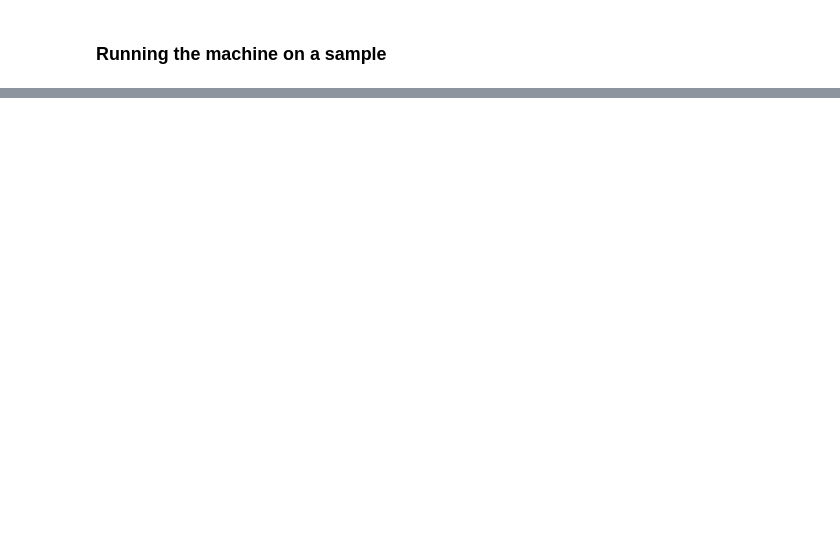
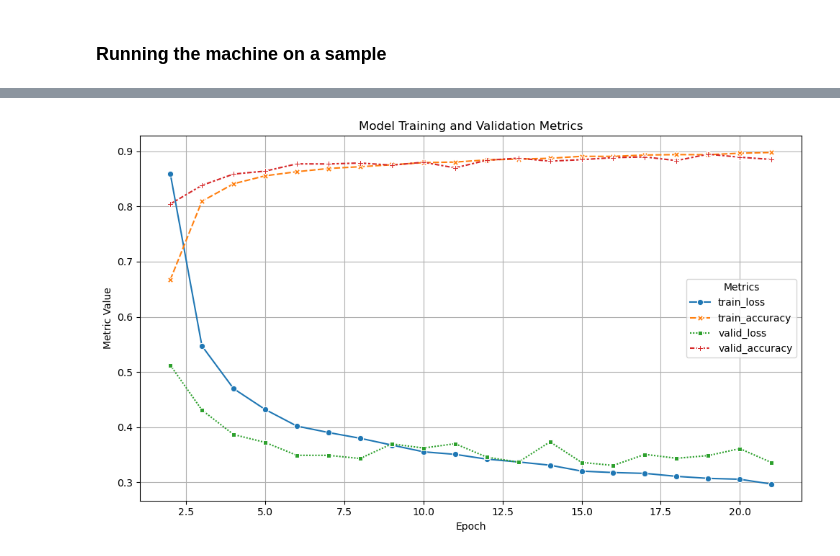
Before and after one commit to AskSalomon/Data-201, a Jupyter notebook: ShirtorShoe.ipynb, the cells around one changed output, grey strips where cells are left out. Cells and saved outputs as stored; diff of their text form; code cells hidden in the pictures; blank space fills up the shorter version.

```diff
--- a/ShirtorShoe.ipynb
+++ b/ShirtorShoe.ipynb
@@ -408,0 +365,19 @@ if sample_features.shape[1] == 784:  # Assuming 28x28 images flattened to 784
+# %%
+# The neural Leaky ReLU network:
+model = nn.Sequential(
+    nn.Linear(784, 512),
+    nn.LeakyReLU(negative_slope = 0.05,inplace = True),
+    nn.Linear(512, 256),
+    nn.LeakyReLU(negative_slope = 0.05, inplace = True),
+    nn.Dropout(p = 0.3),
+    nn.Linear(256, 256), # extra layer post success
+    nn.LeakyReLU(negative_slope = 0.05, inplace = True),
+    nn.Dropout(p = 0.7),
+    nn.Linear(256, 128),
+    nn.LeakyReLU(negative_slope = 0.05, inplace = True),
+    nn.Dropout(p = 0.3),
+    nn.Linear(128, 128), # extra layer post success
+    nn.LeakyReLU(negative_slope = 0.05, inplace = True),
+    nn.Dropout(p = 0.7),
+    nn.Linear(128, 10)
+    )
@@ -408,0 +386,3 @@ if sample_features.shape[1] == 784:  # Assuming 28x28 images flattened to 784
+# %%
+# Define Criterion and optimizer
+criterion = nn.CrossEntropyLoss()
@@ -408,0 +480,23 @@ if sample_features.shape[1] == 784:  # Assuming 28x28 images flattened to 784
+# %%
+# Creating a single metric column in order to plot using seaborn
+metrics_long = metrics_df.melt(
+    id_vars='epoch',
+    value_vars=['train_loss', 'train_accuracy', 'valid_loss', 'valid_accuracy'],
+    var_name='Metric',
+    value_name='Value'
+)
+# %%
+plt.figure(figsize=(10, 6))
+sns.lineplot(data=metrics_long, x='epoch', y='Value', hue='Metric', style='Metric', markers=True)
+
+# Titiles, subtitles etc
+plt.xlabel('Epoch')
+plt.ylabel('Metric Value')
+plt.title('Model Training and Validation Metrics')
+plt.legend(title='Metrics')
+plt.grid(True)
+
+plt.tight_layout()
+plt.show()
+# %% [output]
+[figure, added]
```
Also changed, not shown: parts of 17 cells of this notebook.
